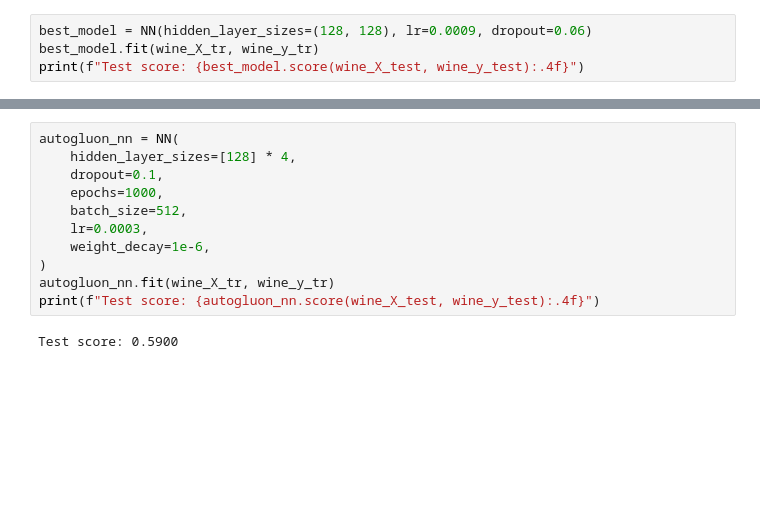
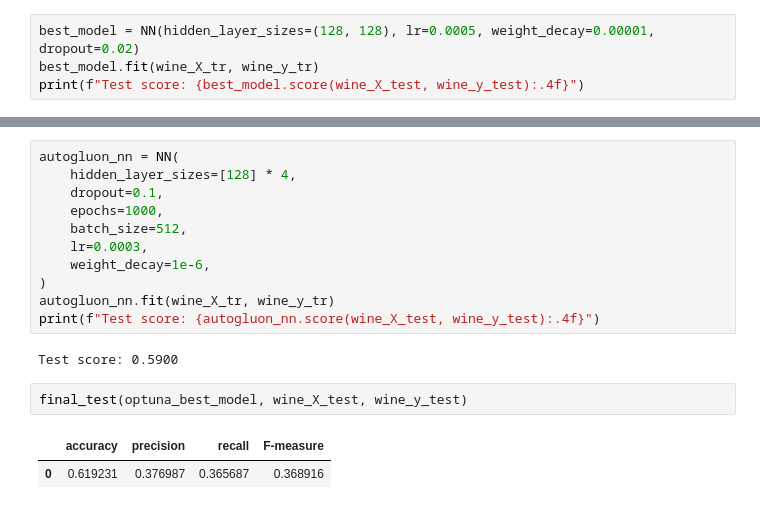
Before and after one commit to AlistairKeiller/cs178Final, a Jupyter notebook: notebooks/NN.ipynb, the cells around one changed output, grey strips where cells are left out. Drawn from its saved outputs; the diff is of its cells as text; blank space fills up the shorter version.

```diff
--- a/notebooks/NN.ipynb
+++ b/notebooks/NN.ipynb
@@ -174,7 +174,7 @@ train_and_plot_learning_curves(
     "dropout"
 )
 # %%
-best_model = NN(hidden_layer_sizes=(128, 128), lr=0.0009, dropout=0.06)
+best_model = NN(hidden_layer_sizes=(128, 128), lr=0.0005, weight_decay=0.00001, dropout=0.02)
 best_model.fit(wine_X_tr, wine_y_tr)
 print(f"Test score: {best_model.score(wine_X_test, wine_y_test):.4f}")
 # %% [output]
@@ -253,3 +253,8 @@ autogluon_nn.fit(wine_X_tr, wine_y_tr)
 print(f"Test score: {autogluon_nn.score(wine_X_test, wine_y_test):.4f}")
 # %% [output]
 Test score: 0.5900
+# %%
+final_test(optuna_best_model, wine_X_test, wine_y_test)
+# %% [output]
+|  | accuracy | precision | recall | F-measure |
+| 0 | 0.619231 | 0.376987 | 0.365687 | 0.368916 |
```
Also changed, not shown: parts of 3 cells of this notebook, 3 other files.
